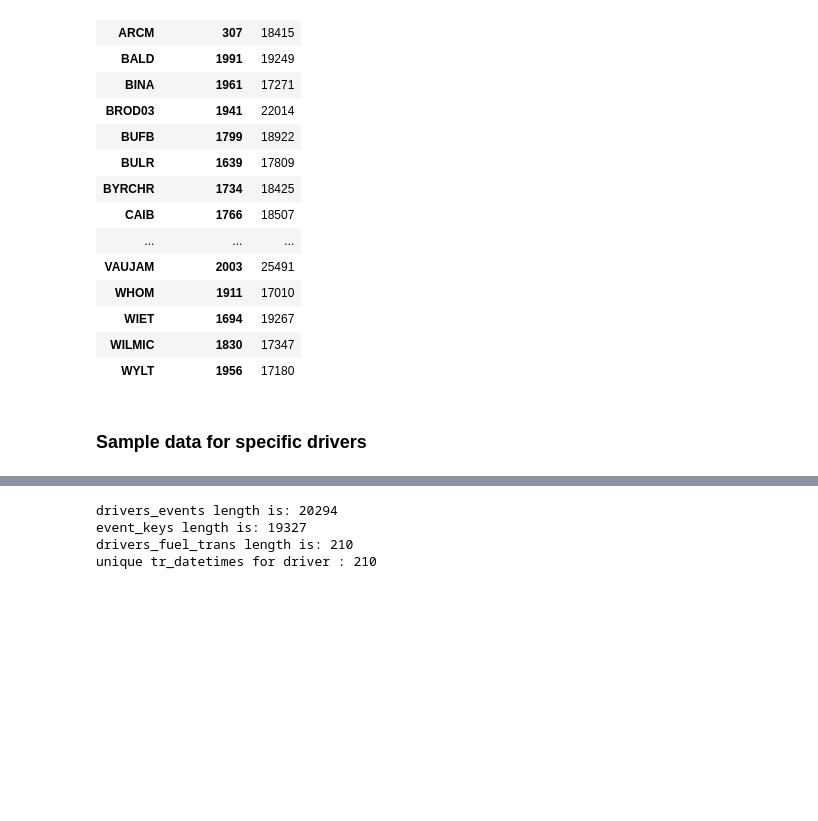
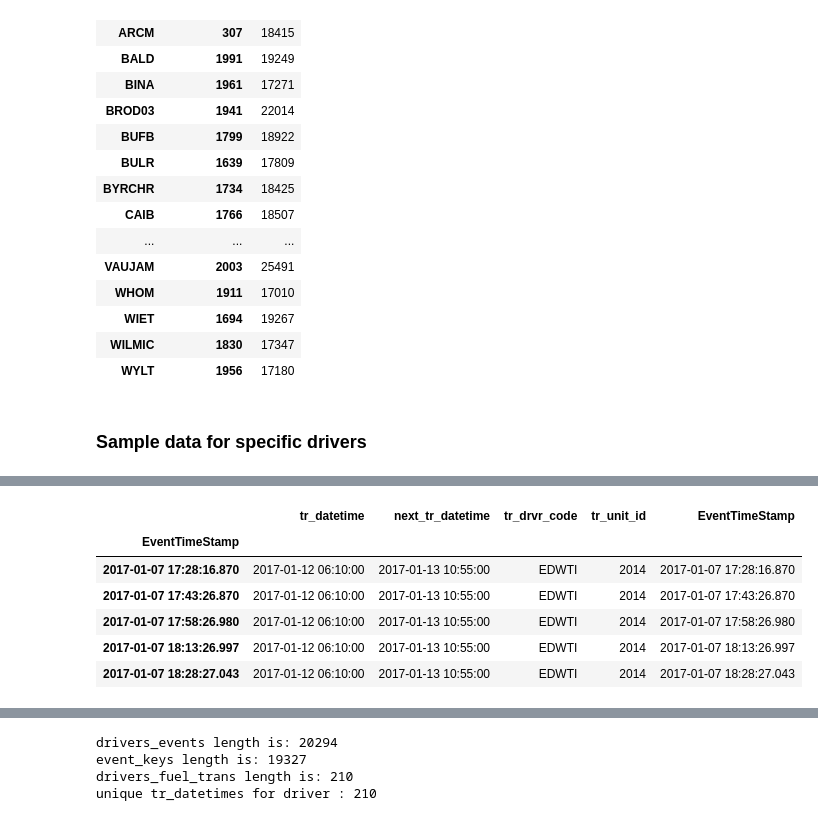
Before and after one commit to paulo-g-martinez/dq-6-fraud-detection, a Jupyter notebook: initial_import.ipynb, the cells around one changed output, grey strips where cells are left out. Saved outputs shown, nothing was run; the diff lists cells and outputs as text; code cells hidden in the pictures; blank space fills up the shorter version.

```diff
--- a/initial_import.ipynb
+++ b/initial_import.ipynb
@@ -463,6 +477,4 @@ drivers_trans[:4]
 # %%
-drivers_fuel_trans = drivers_trans[drivers_trans.tr_item_cd1.isin(act_fuel_transactions)].set_index('tr_datetime', drop=False).sort_index()
-drivers_fuel_trans['next_tr_datetime'] = drivers_fuel_trans.tr_datetime.shift(-1)
 print(drivers_fuel_trans.tr_datetime[1])
 print(drivers_fuel_trans.tr_datetime[0])
 print(drivers_fuel_trans.head())
@@ -486,6 +498,9 @@ tr_datetime
 2017-01-20 04:19:00            NY        EDWTI       2014 2017-01-21 07:54:00
 # %%
 event_keys = drivers_events[['EventTimeStamp','EquipmentID', 'DriverID']].drop_duplicates()
-event_keys['prev_event_ts'] = event_keys.EventTimeStamp.shift(1)
-print(event_keys.head())
+drivers_event_trans_keys = drivers_fuel_trans[['tr_datetime', 'next_tr_datetime', 'tr_drvr_code', 'tr_unit_id']].reindex(
+    event_keys.index, method = 'nearest').sort_index()
+drivers_event_trans_keys['EventTimeStamp'] = drivers_event_trans_keys.index.values
+drivers_event_trans_keys.head()
+#print(event_keys.head())
 # %% [output]
@@ -498,0 +507,7 @@ EventTimeStamp
+|  | tr_datetime | next_tr_datetime | tr_drvr_code | tr_unit_id | EventTimeStamp |
+| EventTimeStamp |  |  |  |  |  |
+| 2017-01-07 17:28:16.870 | 2017-01-12 06:10:00 | 2017-01-13 10:55:00 | EDWTI | 2014 | 2017-01-07 17:28:16.870 |
+| 2017-01-07 17:43:26.870 | 2017-01-12 06:10:00 | 2017-01-13 10:55:00 | EDWTI | 2014 | 2017-01-07 17:43:26.870 |
+| 2017-01-07 17:58:26.980 | 2017-01-12 06:10:00 | 2017-01-13 10:55:00 | EDWTI | 2014 | 2017-01-07 17:58:26.980 |
+| 2017-01-07 18:13:26.997 | 2017-01-12 06:10:00 | 2017-01-13 10:55:00 | EDWTI | 2014 | 2017-01-07 18:13:26.997 |
+| 2017-01-07 18:28:27.043 | 2017-01-12 06:10:00 | 2017-01-13 10:55:00 | EDWTI | 2014 | 2017-01-07 18:28:27.043 |
```
Also changed, not shown: parts of 14 cells of this notebook.
